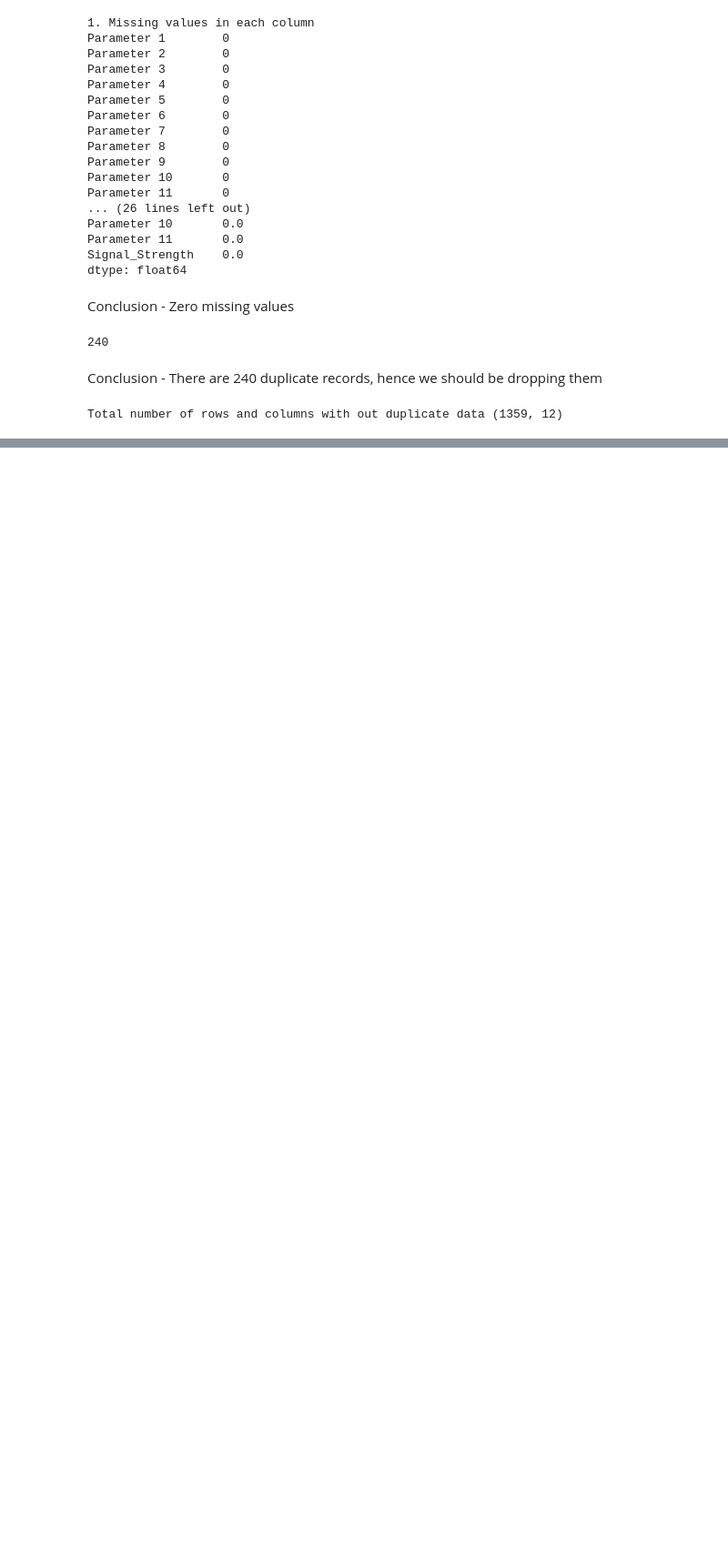
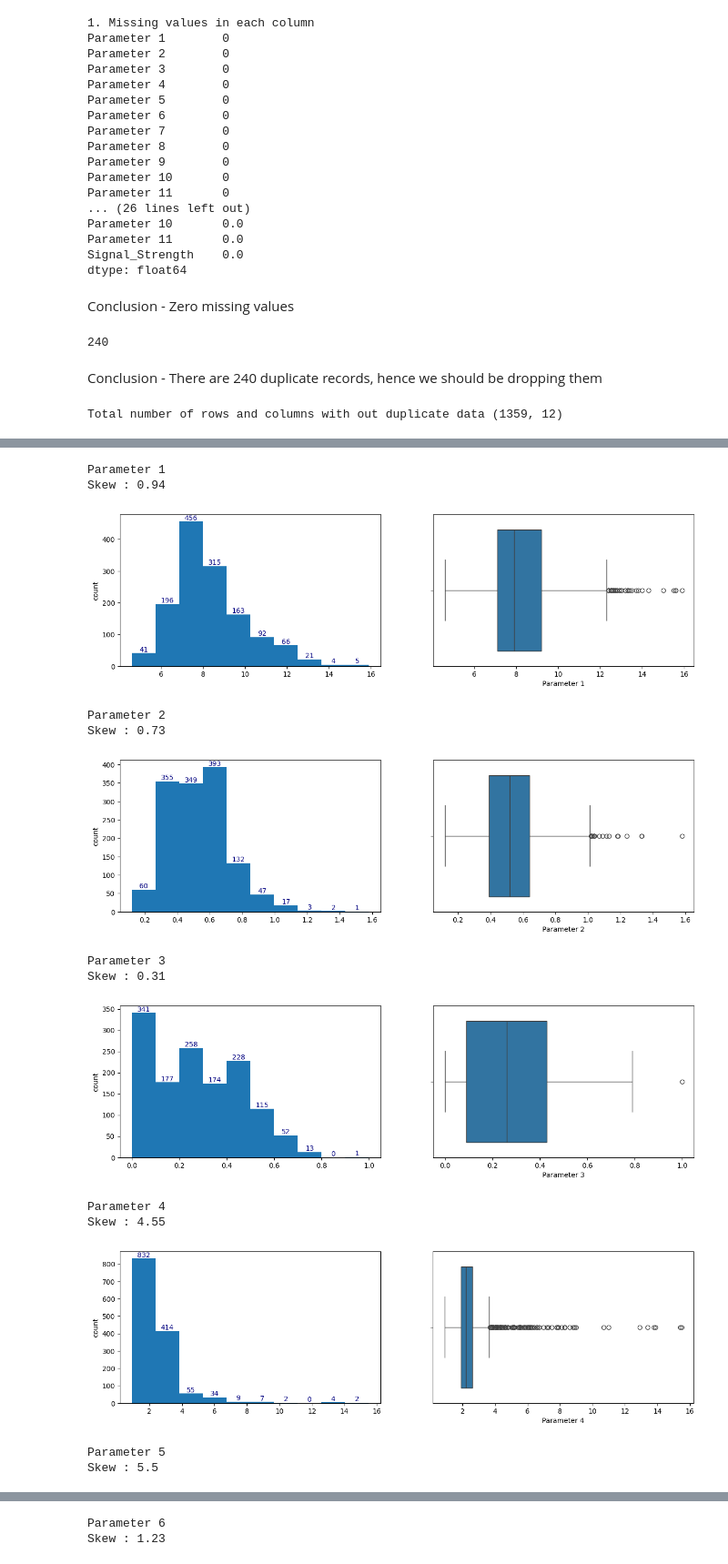
Before and after one commit to adithya72/Deep-Learning, a Jupyter notebook: SingalQualityPredictionModel.ipynb, the cells around one changed output, grey strips where cells are left out. Shown at 91% size. Saved outputs shown, nothing was run; the diff lists cells and outputs as text; code cells hidden in the pictures; blank space fills up the shorter version.

```diff
--- a/SingalQualityPredictionModel.ipynb
+++ b/SingalQualityPredictionModel.ipynb
@@ -111,0 +187,28 @@ Total number of rows and columns with out duplicate data (1359, 12)
+# %%
+import seaborn as sns
+for col in signaldata_withoutDup.select_dtypes(include=np.float64).columns.tolist():
+    print(col)
+    print('Skew :', round(signaldata_withoutDup[col].skew(), 2))
+    plt.figure(figsize = (15, 4))
+    plt.subplot(1, 2, 1)
+    values, bins, bars = plt.hist(signaldata_withoutDup[col])
+    plt.ylabel('count')
+    plt.bar_label(bars, fontsize=10, color='navy')
+    plt.subplot(1, 2, 2)
+    sns.boxplot(x=signaldata_withoutDup[col])
+    plt.show()
+# %% [output]
+Parameter 1
+Skew : 0.94
+[figure, added]
+Parameter 2
+Skew : 0.73
+[figure, added]
+Parameter 3
+Skew : 0.31
+[figure, added]
+Parameter 4
+Skew : 4.55
+[figure, added]
+Parameter 5
+Skew : 5.5
@@ -111,0 +216,2 @@ Total number of rows and columns with out duplicate data (1359, 12)
+Parameter 6
+Skew : 1.23
```
Also changed, not shown: parts of 46 cells of this notebook.
